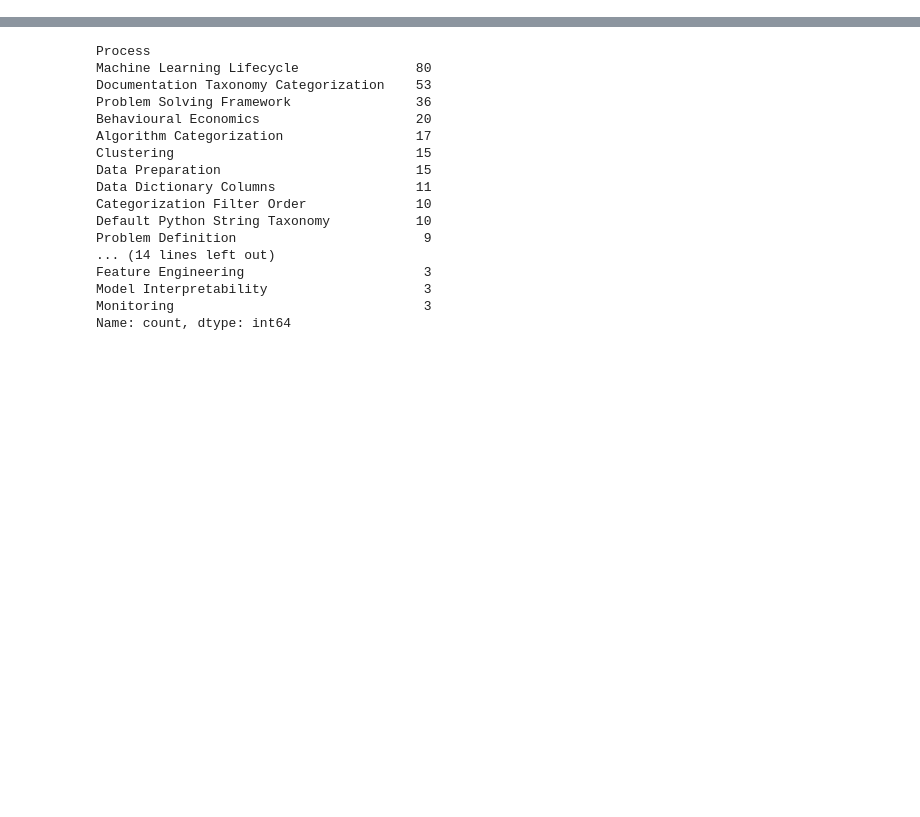
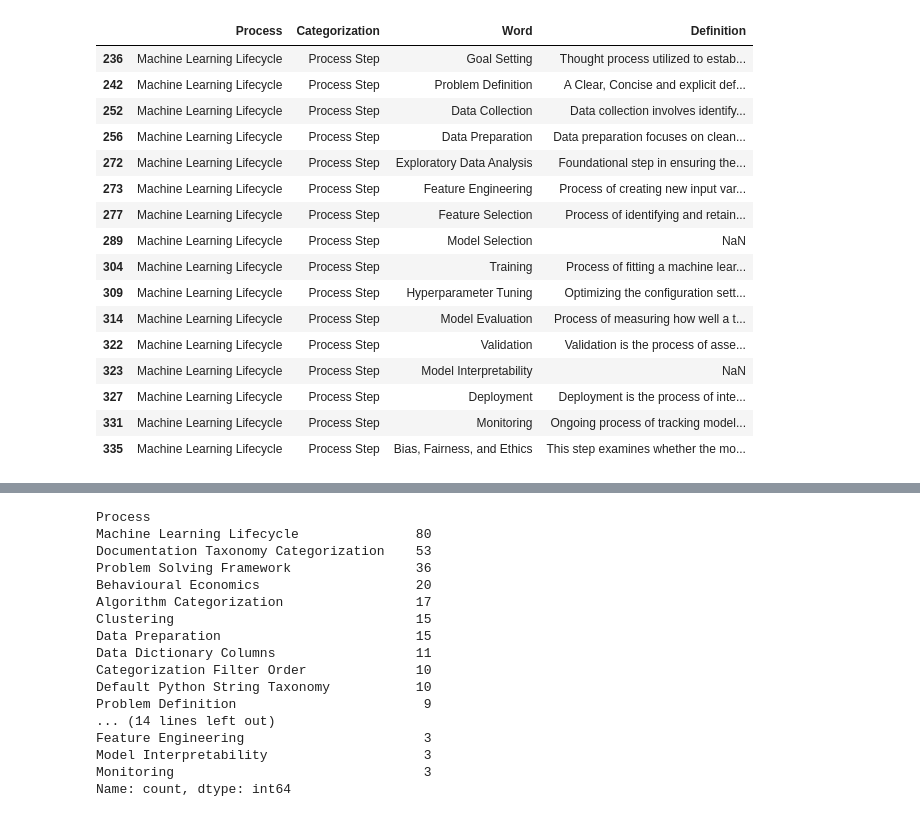
Before and after one commit to derek-dewald/Python_Tools, a Jupyter notebook: JupyterNotebooks/Daily_Pipeline_v2.ipynb, the cells around one changed output, grey strips where cells are left out. Saved outputs shown, nothing was run; the diff lists cells and outputs as text; code cells hidden in the pictures; blank space fills up the shorter version.

```diff
--- a/JupyterNotebooks/Daily_Pipeline_v2.ipynb
+++ b/JupyterNotebooks/Daily_Pipeline_v2.ipynb
@@ -13,0 +75,20 @@ ETL()
+# %%
+f[(f['Process']=='Machine Learning Lifecycle')&(f['Categorization']=='Process Step')]
+# %% [output]
+|  | Process | Categorization | Word | Definition |
+| 236 | Machine Learning Lifecycle | Process Step | Goal Setting | Thought process utilized to estab... |
+| 242 | Machine Learning Lifecycle | Process Step | Problem Definition | A Clear, Concise and explicit def... |
+| 252 | Machine Learning Lifecycle | Process Step | Data Collection | Data collection involves identify... |
+| 256 | Machine Learning Lifecycle | Process Step | Data Preparation | Data preparation focuses on clean... |
+| 272 | Machine Learning Lifecycle | Process Step | Exploratory Data Analysis | Foundational step in ensuring the... |
+| 273 | Machine Learning Lifecycle | Process Step | Feature Engineering | Process of creating new input var... |
+| 277 | Machine Learning Lifecycle | Process Step | Feature Selection | Process of identifying and retain... |
+| 289 | Machine Learning Lifecycle | Process Step | Model Selection | NaN |
+| 304 | Machine Learning Lifecycle | Process Step | Training | Process of fitting a machine lear... |
+| 309 | Machine Learning Lifecycle | Process Step | Hyperparameter Tuning | Optimizing the configuration sett... |
+| 314 | Machine Learning Lifecycle | Process Step | Model Evaluation | Process of measuring how well a t... |
+| 322 | Machine Learning Lifecycle | Process Step | Validation | Validation is the process of asse... |
+| 323 | Machine Learning Lifecycle | Process Step | Model Interpretability | NaN |
+| 327 | Machine Learning Lifecycle | Process Step | Deployment | Deployment is the process of inte... |
+| 331 | Machine Learning Lifecycle | Process Step | Monitoring | Ongoing process of tracking model... |
+| 335 | Machine Learning Lifecycle | Process Step | Bias, Fairness, and Ethics | This step examines whether the mo... |
```
Also changed, not shown: parts of 10 cells of this notebook, 8 other files.
